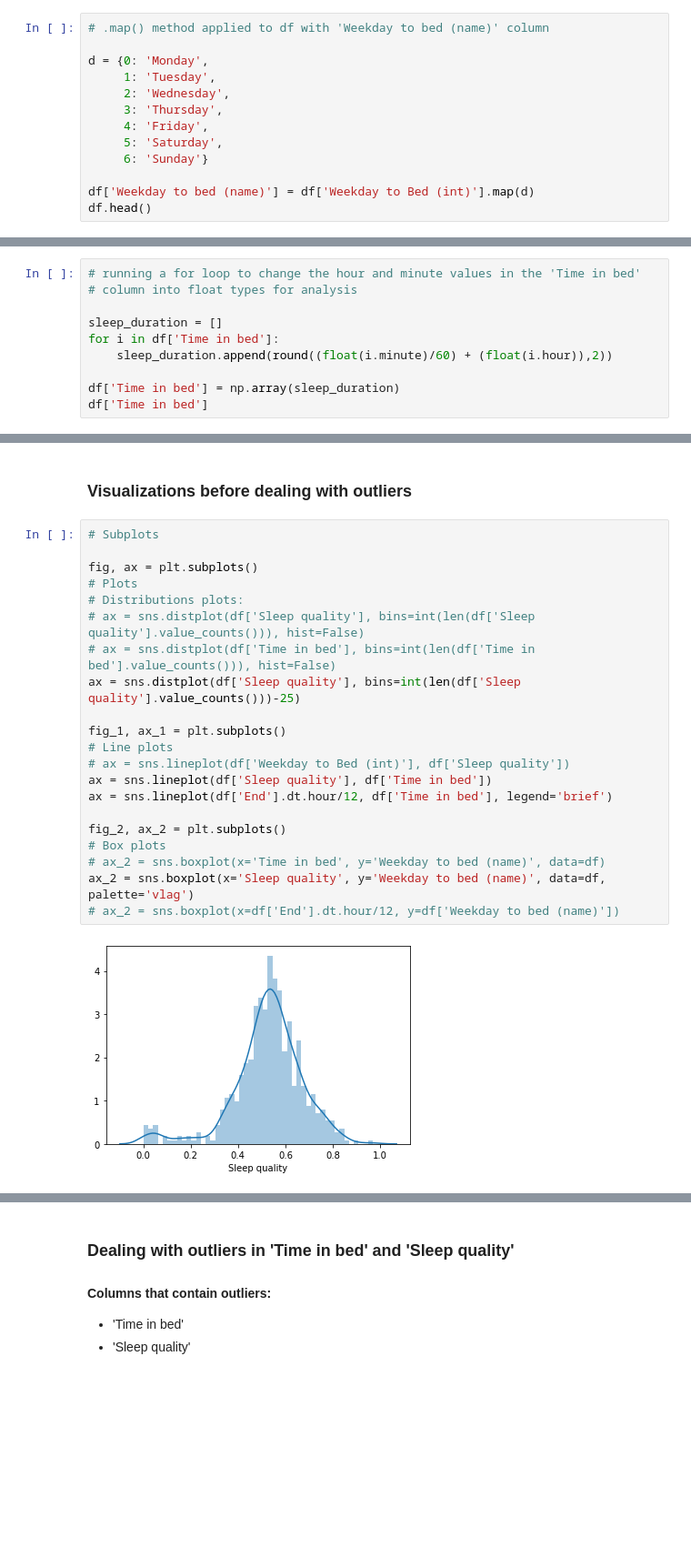
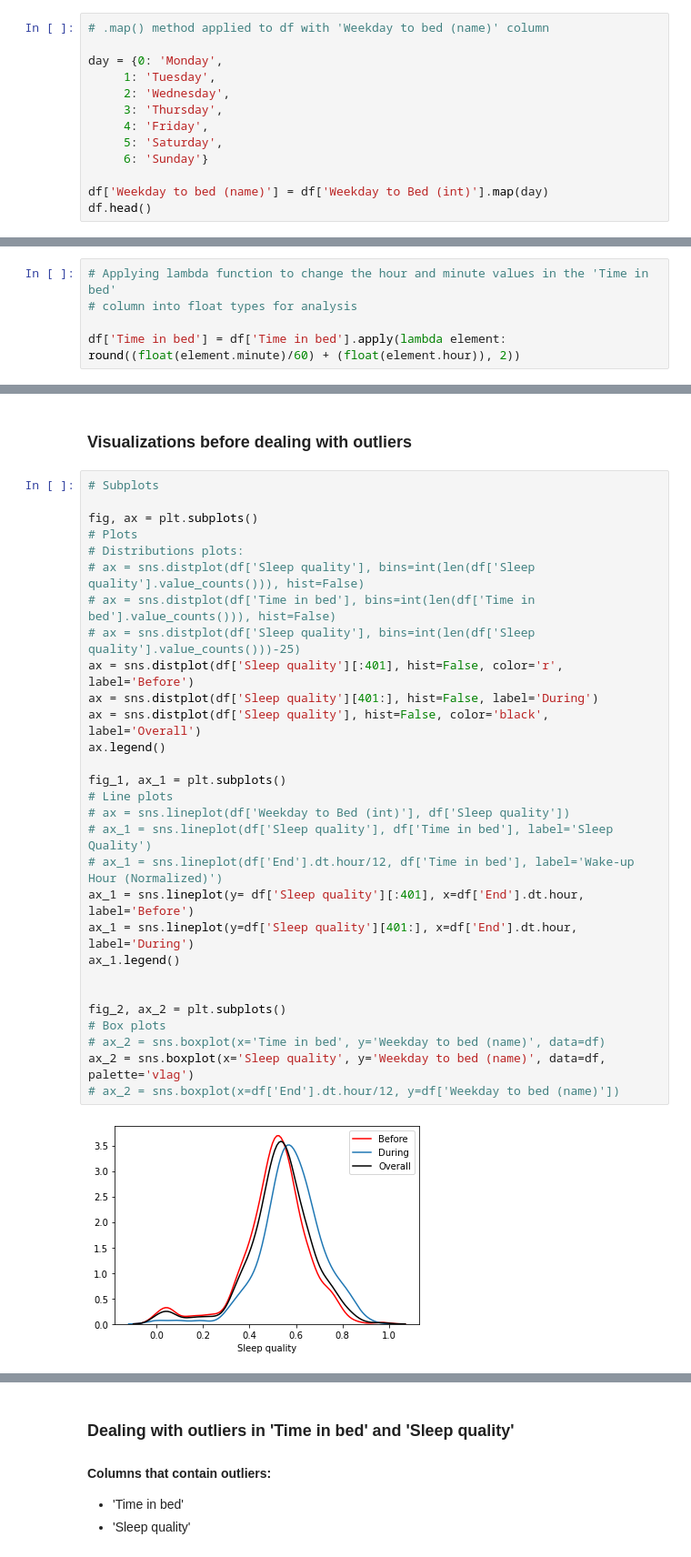
Before and after one commit to AVData/Data_Visualizations, a Jupyter notebook: Sleep_Data_notebook.ipynb, the cells around one changed output, grey strips where cells are left out. Shown at 91% size. Drawn from its saved outputs; the diff is of its cells as text; blank space fills up the shorter version.

```diff
--- a/Sleep_Data_notebook.ipynb
+++ b/Sleep_Data_notebook.ipynb
@@ -298,7 +275,7 @@ df['Weekday to Bed (int)'] = pd.DataFrame(wkday_int)
 # %%
 # .map() method applied to df with 'Weekday to bed (name)' column
 
-d = {0: 'Monday',
+day = {0: 'Monday',
      1: 'Tuesday',
      2: 'Wednesday',
      3: 'Thursday',
@@ -306,7 +283,7 @@ d = {0: 'Monday',
      5: 'Saturday',
      6: 'Sunday'}
 
-df['Weekday to bed (name)'] = df['Weekday to Bed (int)'].map(d)
+df['Weekday to bed (name)'] = df['Weekday to Bed (int)'].map(day)
 df.head()
 # %% [output]
 |  | Start | End | Sleep quality | Time in bed | Activity (steps) | Weekday to Bed (int) | ... |
@@ -461,12 +436,7 @@ type(df['Date to bed'][0])
 # %% [output]
 datetime.date
 # %%
-# running a for loop to change the hour and minute values in the 'Time in bed'
+# Applying lambda function to change the hour and minute values in the 'Time in bed'
 # column into float types for analysis
 
-sleep_duration = []
-for i in df['Time in bed']:
-    sleep_duration.append(round((float(i.minute)/60) + (float(i.hour)),2))
-
-df['Time in bed'] = np.array(sleep_duration)
-df['Time in bed']
+df['Time in bed'] = df['Time in bed'].apply(lambda element: round((float(element.minute)/60) + (float(element.hour)), 2))
@@ -538,23 +495,31 @@ P-value from chi^2 statistic: 0.00042567215220116214
 # %%
 # Subplots
 
 fig, ax = plt.subplots()
 # Plots
 # Distributions plots:
 # ax = sns.distplot(df['Sleep quality'], bins=int(len(df['Sleep quality'].value_counts())), hist=False)
 # ax = sns.distplot(df['Time in bed'], bins=int(len(df['Time in bed'].value_counts())), hist=False)
-ax = sns.distplot(df['Sleep quality'], bins=int(len(df['Sleep quality'].value_counts()))-25)
+# ax = sns.distplot(df['Sleep quality'], bins=int(len(df['Sleep quality'].value_counts()))-25)
+ax = sns.distplot(df['Sleep quality'][:401], hist=False, color='r', label='Before')
+ax = sns.distplot(df['Sleep quality'][401:], hist=False, label='During')
+ax = sns.distplot(df['Sleep quality'], hist=False, color='black', label='Overall')
+ax.legend()
 
 fig_1, ax_1 = plt.subplots()
 # Line plots
 # ax = sns.lineplot(df['Weekday to Bed (int)'], df['Sleep quality'])
-ax = sns.lineplot(df['Sleep quality'], df['Time in bed'])
-ax = sns.lineplot(df['End'].dt.hour/12, df['Time in bed'], legend='brief')
+# ax_1 = sns.lineplot(df['Sleep quality'], df['Time in bed'], label='Sleep Quality')
+# ax_1 = sns.lineplot(df['End'].dt.hour/12, df['Time in bed'], label='Wake-up Hour (Normalized)')
+ax_1 = sns.lineplot(y= df['Sleep quality'][:401], x=df['End'].dt.hour, label='Before')
+ax_1 = sns.lineplot(y=df['Sleep quality'][401:], x=df['End'].dt.hour, label='During')
+ax_1.legend()
+
 
 fig_2, ax_2 = plt.subplots()
 # Box plots
 # ax_2 = sns.boxplot(x='Time in bed', y='Weekday to bed (name)', data=df)
 ax_2 = sns.boxplot(x='Sleep quality', y='Weekday to bed (name)', data=df, palette='vlag')
 # ax_2 = sns.boxplot(x=df['End'].dt.hour/12, y=df['Weekday to bed (name)'])
 # %% [output]
-[figure, old version]
+[figure, new version]
```
Also changed, not shown: parts of 10 cells of this notebook.
